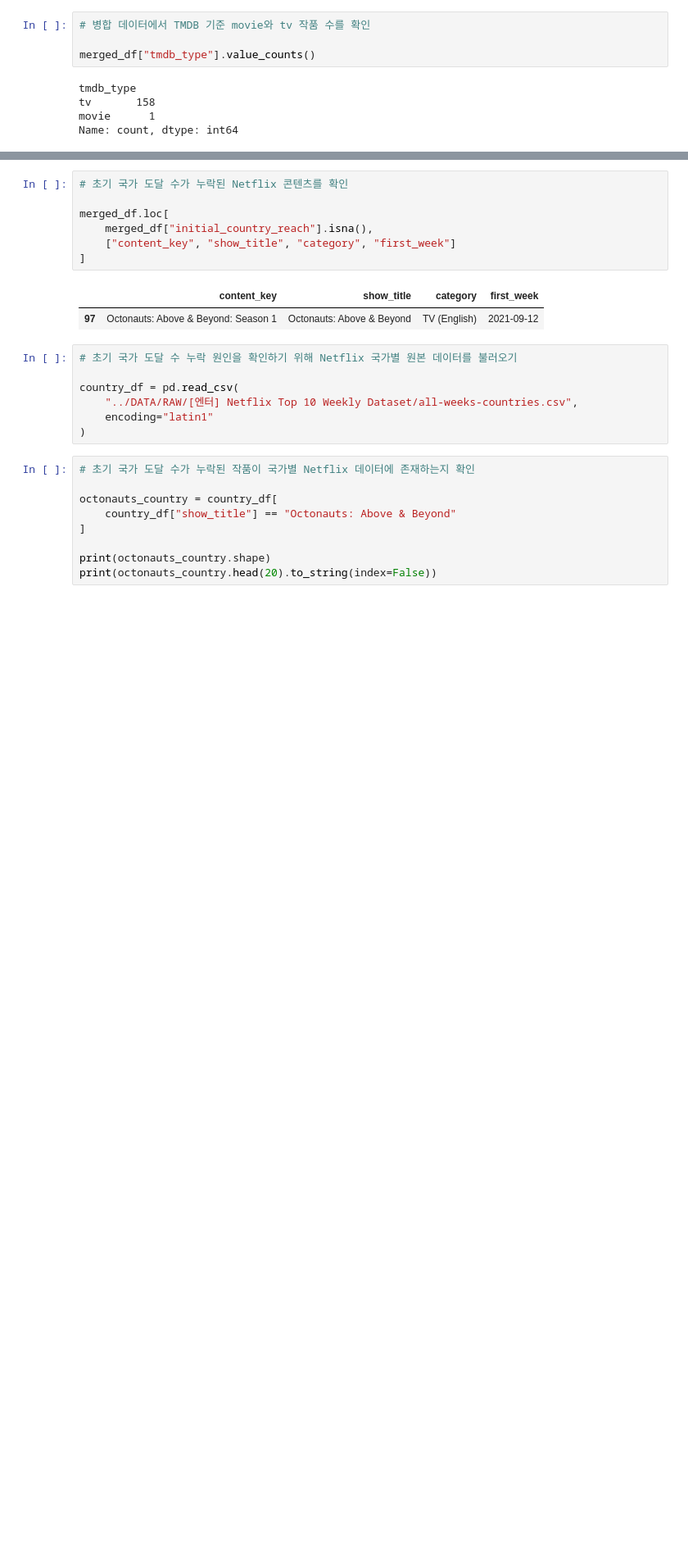
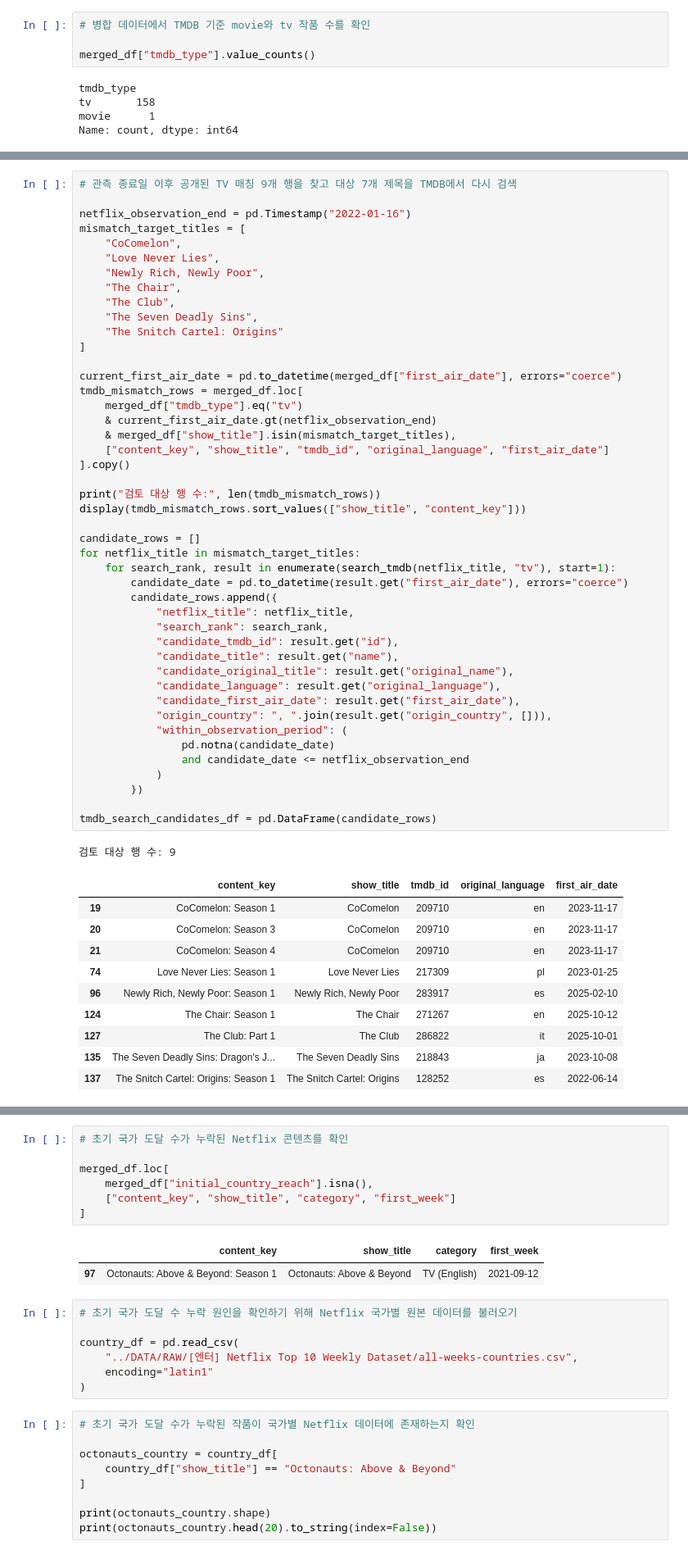
Before and after one commit to yryang101/netflix-game-ip-content-strategy, a Jupyter notebook: notebooks/03_netflix_tmdb_eda.ipynb, the cells around one changed output, grey strips where cells are left out. Shown at 82% size. Drawn from its saved outputs; the diff is of its cells as text; blank space fills up the shorter version.

```diff
--- a/notebooks/03_netflix_tmdb_eda.ipynb
+++ b/notebooks/03_netflix_tmdb_eda.ipynb
@@ -209,0 +248,57 @@ Name: count, dtype: int64
+# %%
+# 관측 종료일 이후 공개된 TV 매칭 9개 행을 찾고 대상 7개 제목을 TMDB에서 다시 검색
+
+netflix_observation_end = pd.Timestamp("2022-01-16")
+mismatch_target_titles = [
+    "CoComelon",
+    "Love Never Lies",
+    "Newly Rich, Newly Poor",
+    "The Chair",
+    "The Club",
+    "The Seven Deadly Sins",
+    "The Snitch Cartel: Origins"
+]
+
+current_first_air_date = pd.to_datetime(merged_df["first_air_date"], errors="coerce")
+tmdb_mismatch_rows = merged_df.loc[
+    merged_df["tmdb_type"].eq("tv")
+    & current_first_air_date.gt(netflix_observation_end)
+    & merged_df["show_title"].isin(mismatch_target_titles),
+    ["content_key", "show_title", "tmdb_id", "original_language", "first_air_date"]
+].copy()
+
+print("검토 대상 행 수:", len(tmdb_mismatch_rows))
+display(tmdb_mismatch_rows.sort_values(["show_title", "content_key"]))
+
+candidate_rows = []
+for netflix_title in mismatch_target_titles:
+    for search_rank, result in enumerate(search_tmdb(netflix_title, "tv"), start=1):
+        candidate_date = pd.to_datetime(result.get("first_air_date"), errors="coerce")
+        candidate_rows.append({
+            "netflix_title": netflix_title,
+            "search_rank": search_rank,
+            "candidate_tmdb_id": result.get("id"),
+            "candidate_title": result.get("name"),
+            "candidate_original_title": result.get("original_name"),
+            "candidate_language": result.get("original_language"),
+            "candidate_first_air_date": result.get("first_air_date"),
+            "origin_country": ", ".join(result.get("origin_country", [])),
+            "within_observation_period": (
+                pd.notna(candidate_date)
+                and candidate_date <= netflix_observation_end
+            )
+        })
+
+tmdb_search_candidates_df = pd.DataFrame(candidate_rows)
+# %% [output]
+검토 대상 행 수: 9
+|  | content_key | show_title | tmdb_id | original_language | first_air_date |
+| 19 | CoComelon: Season 1 | CoComelon | 209710 | en | 2023-11-17 |
+| 20 | CoComelon: Season 3 | CoComelon | 209710 | en | 2023-11-17 |
+| 21 | CoComelon: Season 4 | CoComelon | 209710 | en | 2023-11-17 |
+| 74 | Love Never Lies: Season 1 | Love Never Lies | 217309 | pl | 2023-01-25 |
+| 96 | Newly Rich, Newly Poor: Season 1 | Newly Rich, Newly Poor | 283917 | es | 2025-02-10 |
+| 124 | The Chair: Season 1 | The Chair | 271267 | en | 2025-10-12 |
+| 127 | The Club: Part 1 | The Club | 286822 | it | 2025-10-01 |
+| 135 | The Seven Deadly Sins: Dragon's J... | The Seven Deadly Sins | 218843 | ja | 2023-10-08 |
+| 137 | The Snitch Cartel: Origins: Season 1 | The Snitch Cartel: Origins | 128252 | es | 2022-06-14 |
```
Also changed, not shown: parts of 28 cells of this notebook.
